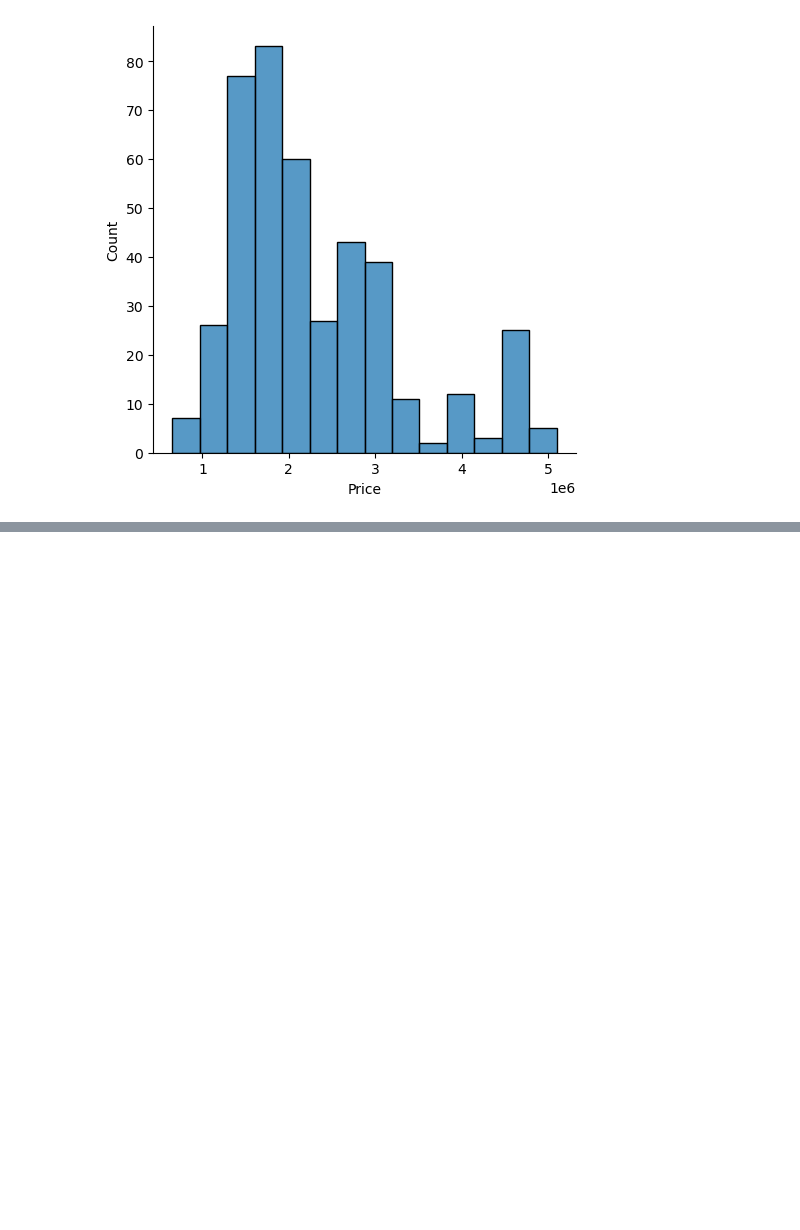
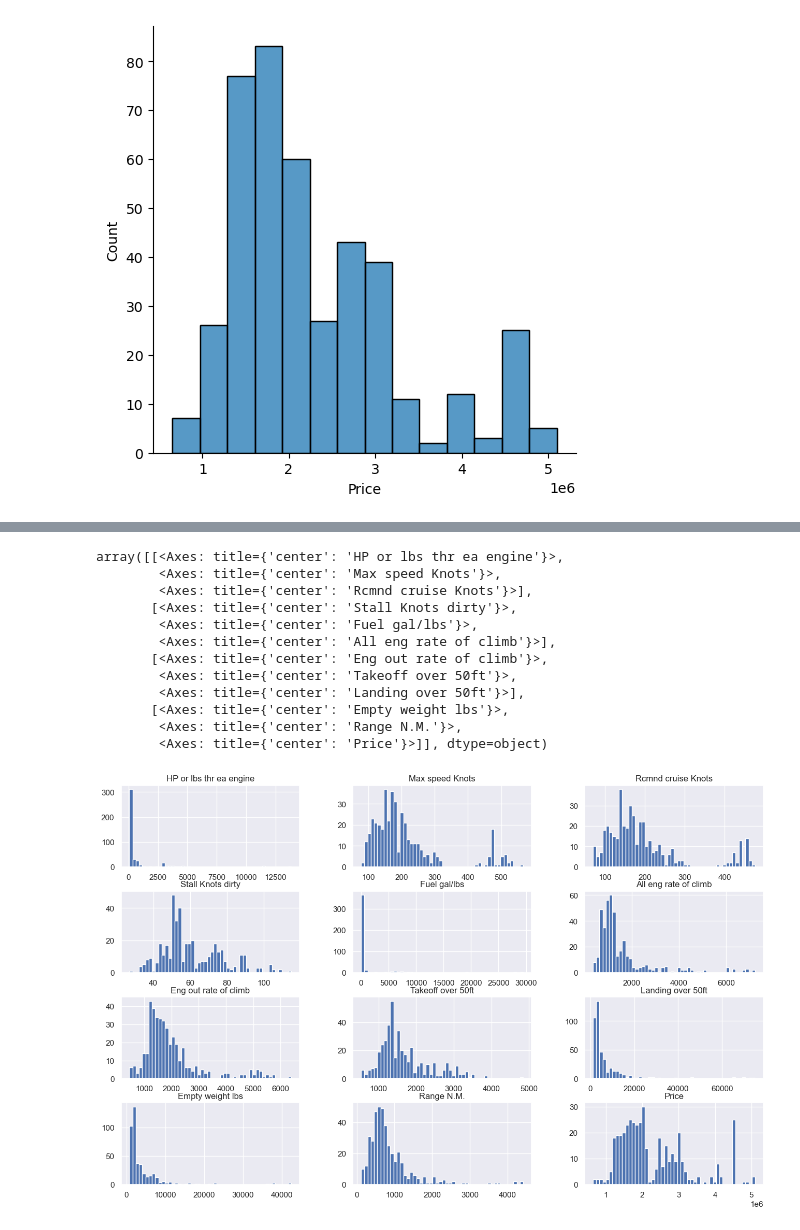
Before and after one commit to Gabrielmarqs12/Airplane-Price-Prediction, a Jupyter notebook: Airplane_price_prediction.ipynb, the cells around one changed output, grey strips where cells are left out. Saved outputs shown, nothing was run; the diff lists cells and outputs as text; code cells hidden in the pictures; blank space fills up the shorter version.

```diff
--- a/Airplane_price_prediction.ipynb
+++ b/Airplane_price_prediction.ipynb
@@ -168,0 +200,16 @@ sns.heatmap(newACPriceDF.corr(numeric_only = True), annot = True, cmap = "seismi
+# %%
+newACPriceDF.hist(figsize = (16, 10), bins = 50)
+# %% [output]
+array([[<Axes: title={'center': 'HP or lbs thr ea engine'}>,
+        <Axes: title={'center': 'Max speed Knots'}>,
+        <Axes: title={'center': 'Rcmnd cruise Knots'}>],
+       [<Axes: title={'center': 'Stall Knots dirty'}>,
+        <Axes: title={'center': 'Fuel gal/lbs'}>,
+        <Axes: title={'center': 'All eng rate of climb'}>],
+       [<Axes: title={'center': 'Eng out rate of climb'}>,
+        <Axes: title={'center': 'Takeoff over 50ft'}>,
+        <Axes: title={'center': 'Landing over 50ft'}>],
+       [<Axes: title={'center': 'Empty weight lbs'}>,
+        <Axes: title={'center': 'Range N.M.'}>,
+        <Axes: title={'center': 'Price'}>]], dtype=object)
+[figure, added]
```
Also changed, not shown: parts of 8 cells of this notebook.
